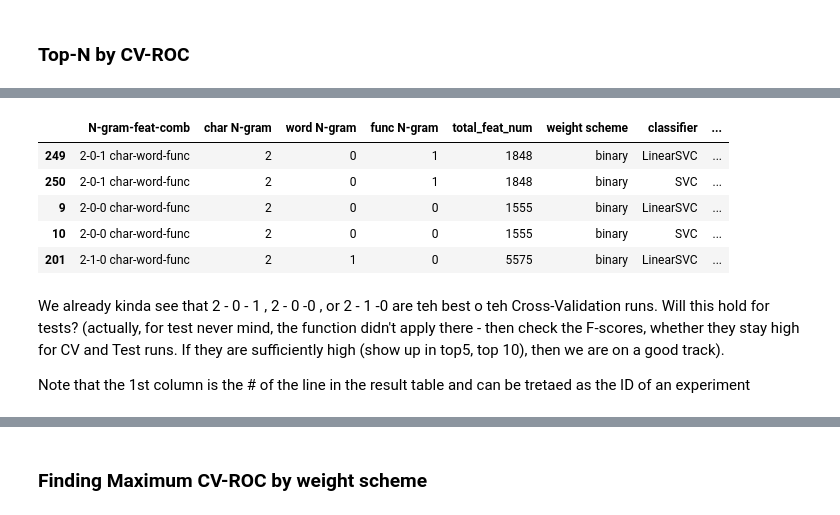
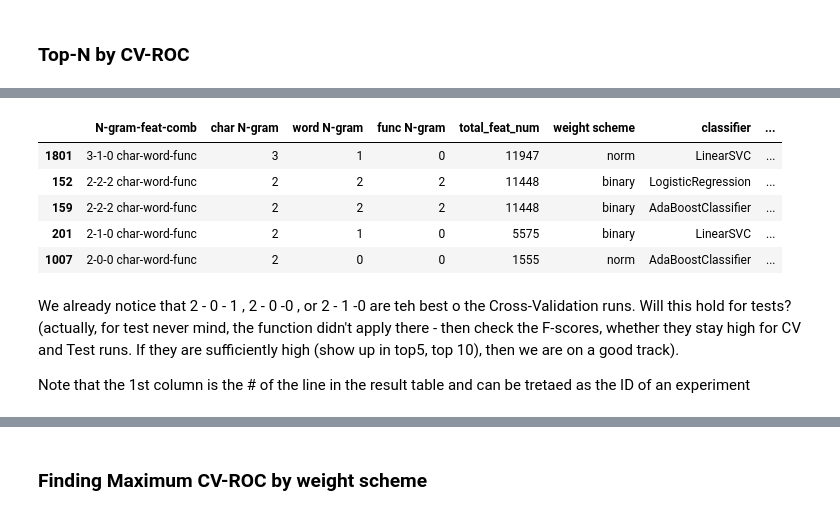
Before and after one commit to MaazAmjad/Urdu_Fake_News, a Jupyter notebook: ResultAnalysis.ipynb, the cells around one changed output, grey strips where cells are left out. Saved outputs shown, nothing was run; the diff lists cells and outputs as text; code cells hidden in the pictures.

```diff
--- a/ResultAnalysis.ipynb
+++ b/ResultAnalysis.ipynb
@@ -88,15 +170,15 @@ For other metrics if the value is 0, so it is.
 # %%
 # https://www.geeksforgeeks.org/get-n-largest-values-from-a-particular-column-in-pandas-dataframe/
-results.nlargest(5, ['cv-roc'])
+results.nlargest(5, ['f1_real'])
 # %% [output]
 |  | N-gram-feat-comb | char N-gram | word N-gram | func N-gram | total_feat_num | weight scheme | classifier | ... |
-| 249 | 2-0-1 char-word-func | 2 | 0 | 1 | 1848 | binary | LinearSVC | ... |
-| 250 | 2-0-1 char-word-func | 2 | 0 | 1 | 1848 | binary | SVC | ... |
-| 9 | 2-0-0 char-word-func | 2 | 0 | 0 | 1555 | binary | LinearSVC | ... |
-| 10 | 2-0-0 char-word-func | 2 | 0 | 0 | 1555 | binary | SVC | ... |
+| 1801 | 3-1-0 char-word-func | 3 | 1 | 0 | 11947 | norm | LinearSVC | ... |
+| 152 | 2-2-2 char-word-func | 2 | 2 | 2 | 11448 | binary | LogisticRegression | ... |
+| 159 | 2-2-2 char-word-func | 2 | 2 | 2 | 11448 | binary | AdaBoostClassifier | ... |
 | 201 | 2-1-0 char-word-func | 2 | 1 | 0 | 5575 | binary | LinearSVC | ... |
+| 1007 | 2-0-0 char-word-func | 2 | 0 | 0 | 1555 | norm | AdaBoostClassifier | ... |
 # %% [markdown]
-We already kinda see that 2 - 0 - 1 , 2 - 0 -0 , or 2 - 1 -0 are teh best o teh Cross-Validation runs. Will this hold for tests? (actually, for test never mind, the function didn't apply there - then check the F-scores, whether they stay high  for  CV and Test runs. If they are sufficiently high (show up in top5, top 10), then we are on a good track).
+We already notice that 2 - 0 - 1 , 2 - 0 -0 , or 2 - 1 -0 are teh best o the Cross-Validation runs. Will this hold for tests? (actually, for test never mind, the function didn't apply there - then check the F-scores, whether they stay high  for  CV and Test runs. If they are sufficiently high (show up in top5, top 10), then we are on a good track).
 
 
 Note that the 1st column is the # of the line in the result table and can be tretaed as the ID of an experiment
```
Also changed, not shown: parts of 34 cells of this notebook.
